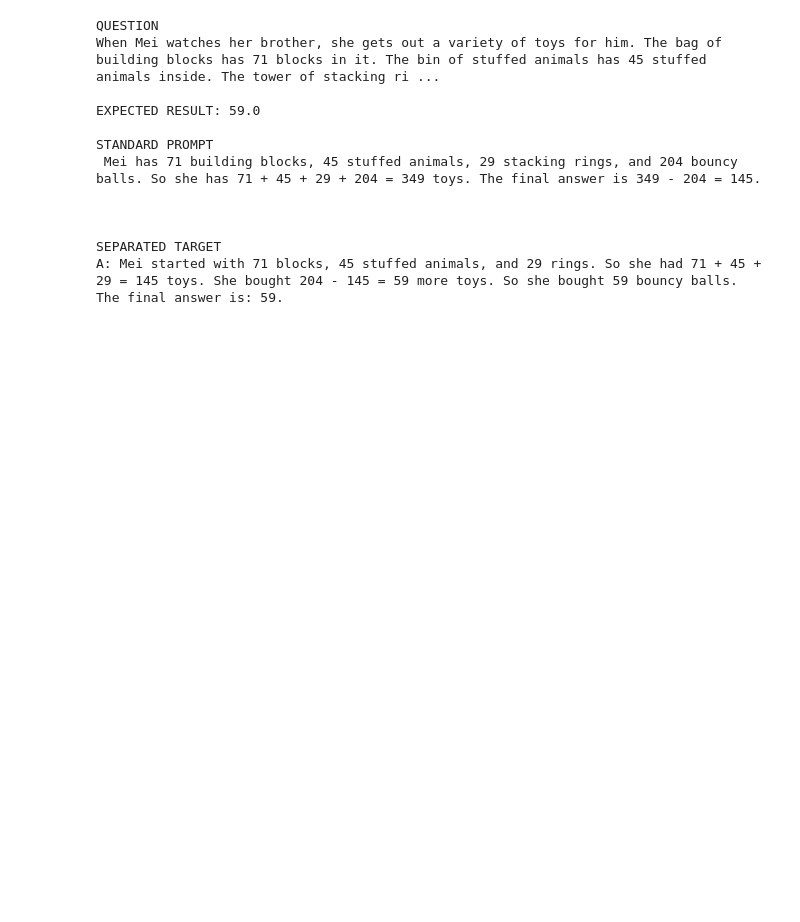
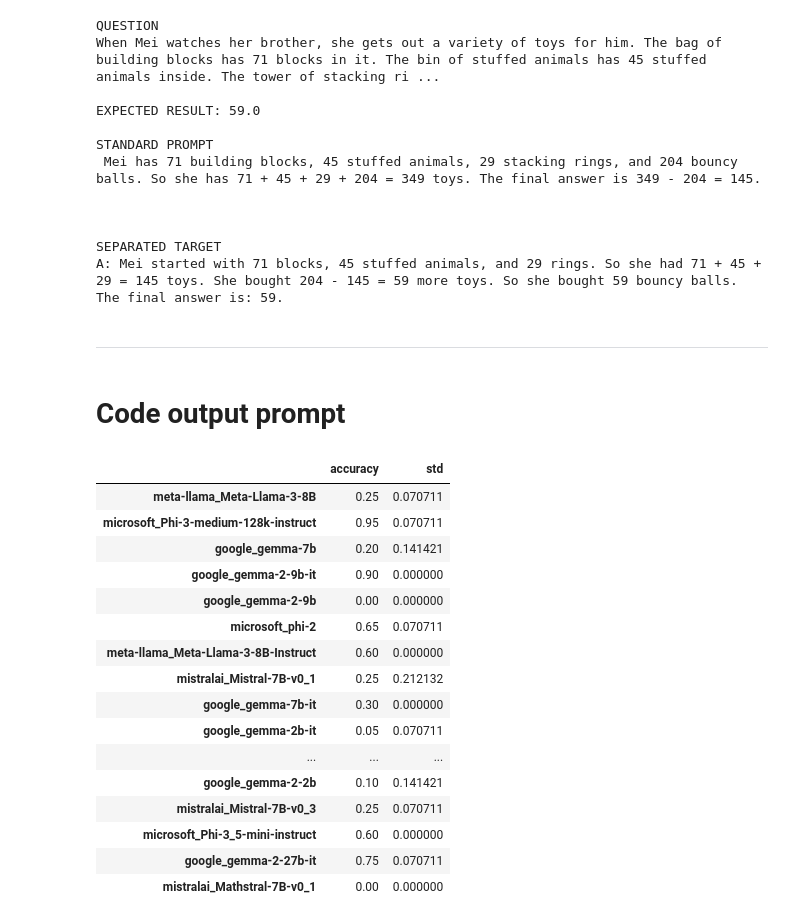
Before and after one commit to the-mysh/gsm-symbolic-benchmarking, a Jupyter notebook: notebooks/results_pres/2025-12-03.ipynb, the cells around one changed output. Saved outputs shown, nothing was run; the diff lists cells and outputs as text; code cells hidden in the pictures; blank space fills up the shorter version.

```diff
--- a/notebooks/results_pres/2025-12-03.ipynb
+++ b/notebooks/results_pres/2025-12-03.ipynb
@@ -149,3 +139,27 @@ STANDARD PROMPT
 
 SEPARATED TARGET
 A: Mei started with 71 blocks, 45 stuffed animals, and 29 rings. So she had 71 + 45 + 29 = 145 toys. She bought 204 - 145 = 59 more toys. So she bought 59 bouncy balls. The final answer is: 59.
+# %% [markdown]
+---
+# %% [markdown]
+# Code output prompt
+# %%
+results_code.summary_data
+# %% [output]
+|  | accuracy | std |
+| meta-llama_Meta-Llama-3-8B | 0.25 | 0.070711 |
+| microsoft_Phi-3-medium-128k-instruct | 0.95 | 0.070711 |
+| google_gemma-7b | 0.20 | 0.141421 |
+| google_gemma-2-9b-it | 0.90 | 0.000000 |
+| google_gemma-2-9b | 0.00 | 0.000000 |
+| microsoft_phi-2 | 0.65 | 0.070711 |
+| meta-llama_Meta-Llama-3-8B-Instruct | 0.60 | 0.000000 |
+| mistralai_Mistral-7B-v0_1 | 0.25 | 0.212132 |
+| google_gemma-7b-it | 0.30 | 0.000000 |
+| google_gemma-2b-it | 0.05 | 0.070711 |
+| ... | ... | ... |
+| google_gemma-2-2b | 0.10 | 0.141421 |
+| mistralai_Mistral-7B-v0_3 | 0.25 | 0.070711 |
+| microsoft_Phi-3_5-mini-instruct | 0.60 | 0.000000 |
+| google_gemma-2-27b-it | 0.75 | 0.070711 |
+| mistralai_Mathstral-7B-v0_1 | 0.00 | 0.000000 |
```
Also changed, not shown: parts of 18 cells of this notebook, 2 other files.
